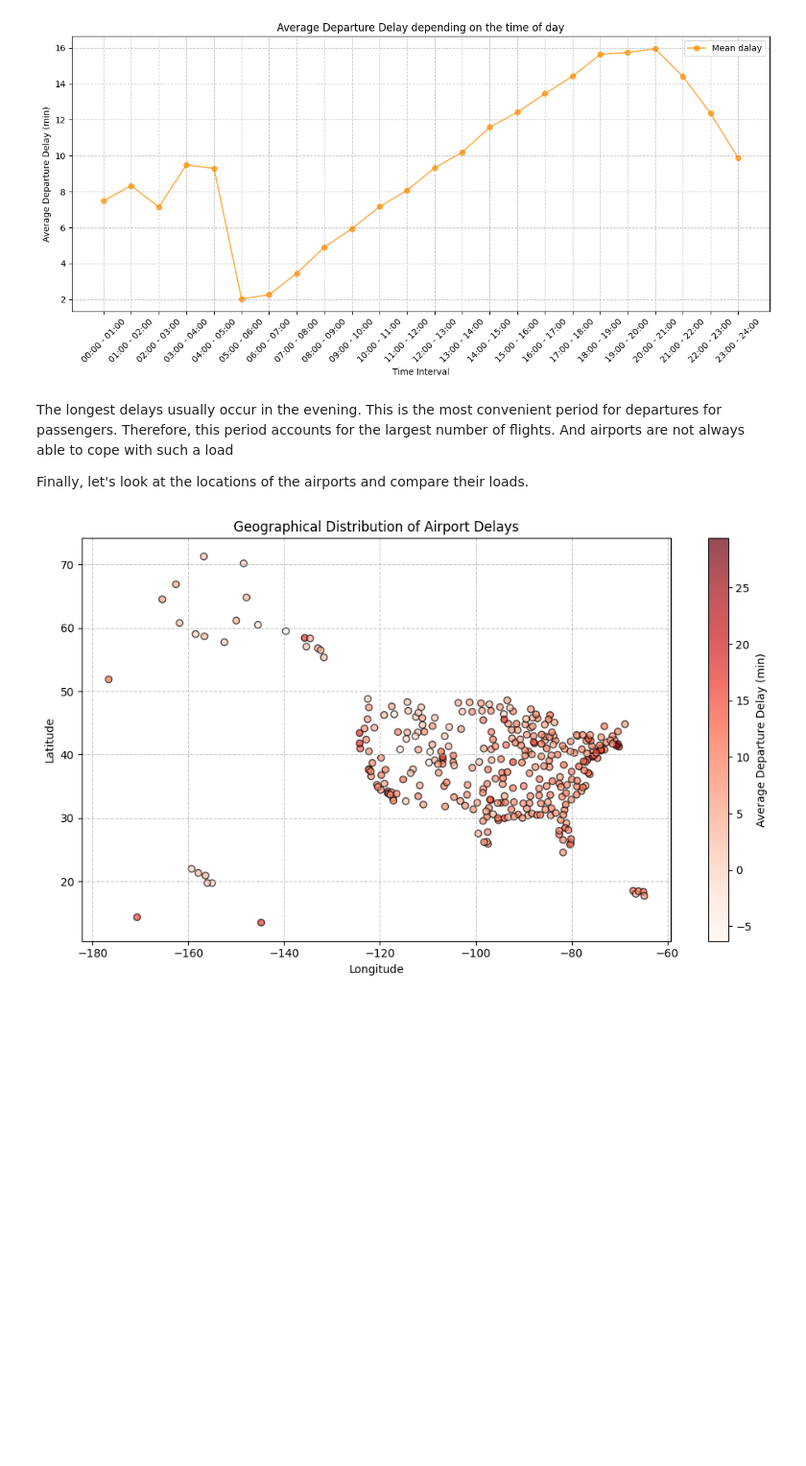
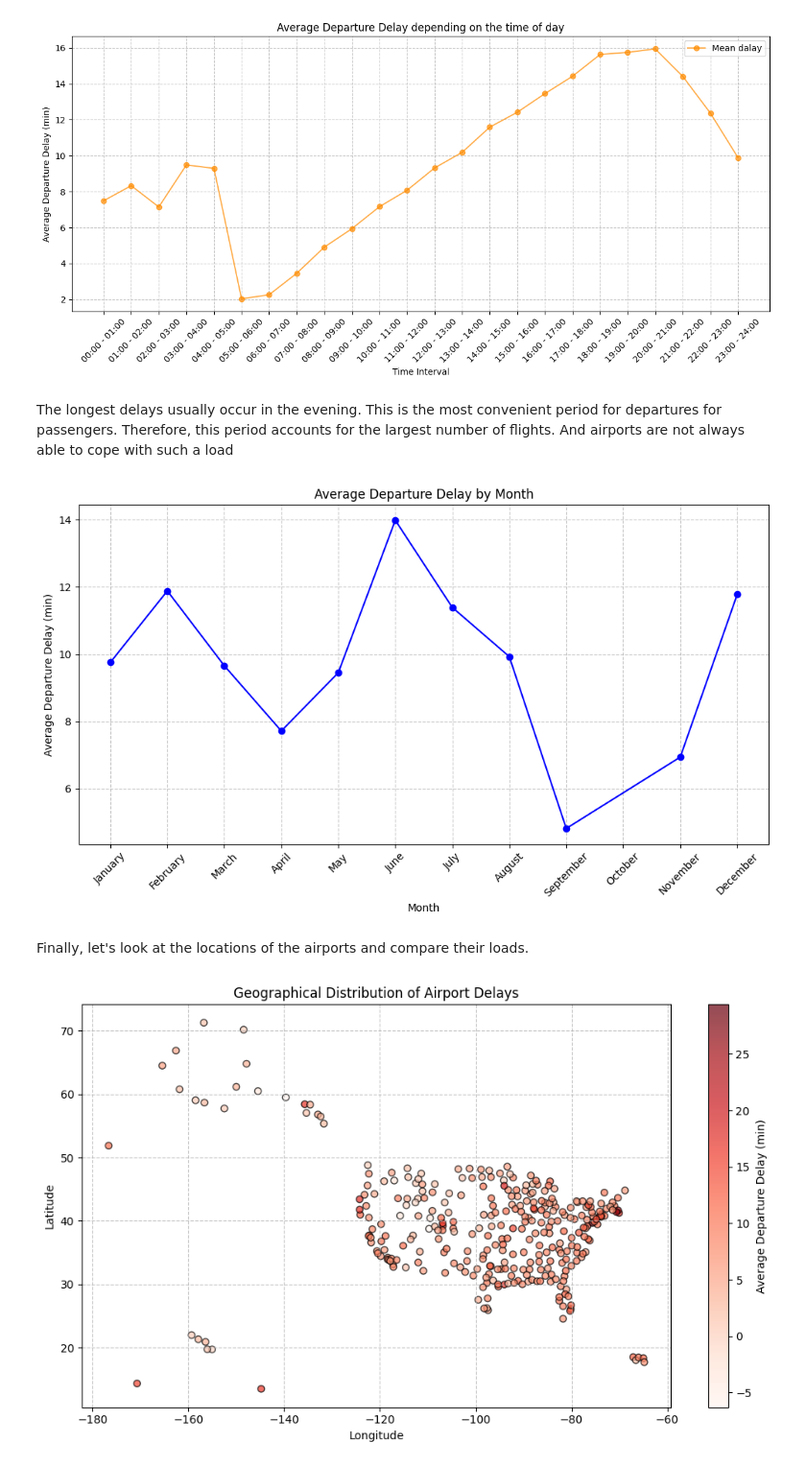
Before and after one commit to n1ks0N/DZ-GromiakovNV-StatPrak, a Jupyter notebook: 4_pandas.ipynb, the cells around one changed output. Shown: that part at 96% size. Drawn from its saved outputs; the diff is of its cells as text; code cells hidden in the pictures; blank space fills up the shorter version.

Commit message:
add delays by month

```diff
--- a/4_pandas.ipynb
+++ b/4_pandas.ipynb
@@ -136,8 +136,23 @@ plt.show()
 [figure]
 # %% [markdown]
 The longest delays usually occur in the evening. This is the most convenient period for departures for passengers. Therefore, this period accounts for the largest number of flights. And airports are not always able to cope with such a load
-
-Finally, let's look at the locations of the airports and compare their loads.
+# %%
+monthly_delays = df_flights.groupby("MONTH")["DEPARTURE_DELAY"].mean().reset_index()
+month_names = ["January", "February", "March", "April", "May", "June", "July", "August", "September", "October", "November", "December"]
+
+plt.figure(figsize=(10, 6))
+plt.plot(monthly_delays["MONTH"], monthly_delays["DEPARTURE_DELAY"], marker='o', linestyle='-', color='blue')
+plt.title("Average Departure Delay by Month")
+plt.xlabel("Month")
+plt.ylabel("Average Departure Delay (min)")
+plt.grid(True, linestyle="--", alpha=0.7)
+plt.xticks(range(1, 13), month_names, rotation=45)
+plt.tight_layout()
+plt.show()
+# %% [output]
+[figure, added]
+# %% [markdown]
+Finally, let's look at the locations of the airports and compare their loads.
 # %%
 df_airports = pd.read_csv(airports_file)
 airport_delays = df_flights.groupby("ORIGIN_AIRPORT")["DEPARTURE_DELAY"].mean().reset_index()
```
